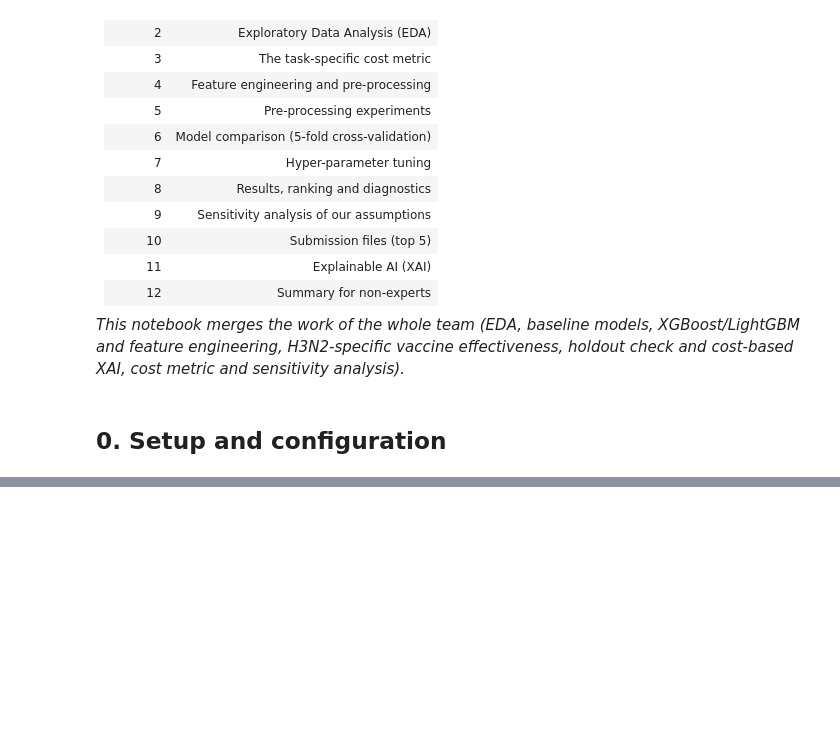
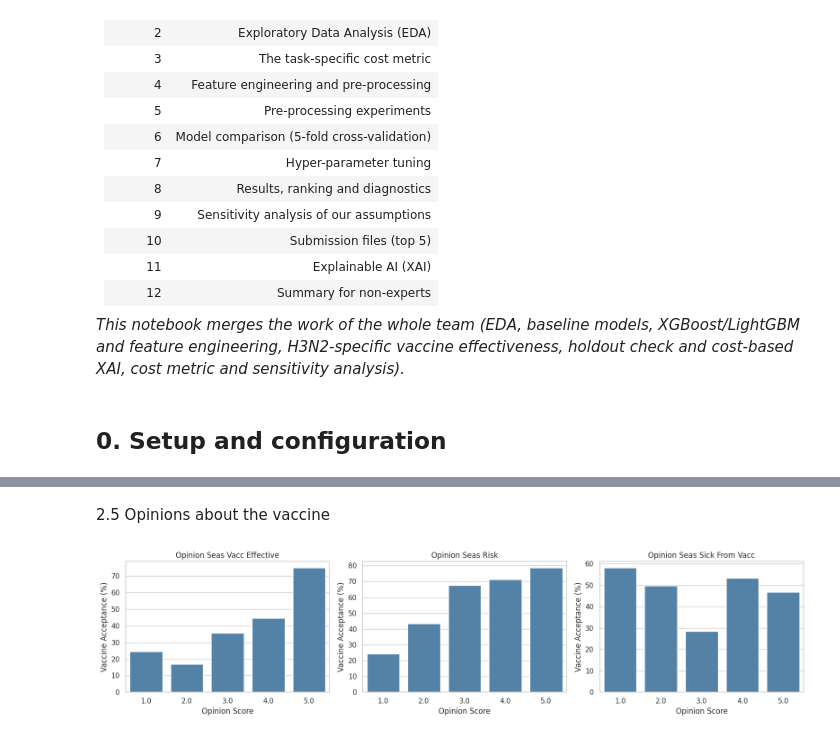
Before and after one commit to UH-RMDS-DataChallenge-2026/data-science-challenge, a Jupyter notebook: Data_Science_Challenge.ipynb, the cells around one changed output, grey strips where cells are left out. Saved outputs shown, nothing was run; the diff lists cells and outputs as text; code cells hidden in the pictures; blank space fills up the shorter version.

```diff
--- a/Data_Science_Challenge.ipynb
+++ b/Data_Science_Challenge.ipynb
@@ -78,0 +252,12 @@ skf = StratifiedKFold(n_splits=N_FOLDS, shuffle=True, random_state=RANDOM_STATE)
+# %% [markdown]
+2.5 Opinions about the vaccine
+# %%
+opinion_features = ["opinion_seas_vacc_effective", "opinion_seas_risk", "opinion_seas_sick_from_vacc"]
+fig, axes = plt.subplots(1, 3, figsize=(16, 4))
+for ax, feature in zip(axes, opinion_features):
+    acceptance = train.groupby(feature)[TARGET].mean() * 100   # acceptance per opinion score (1-5)
+    sns.barplot(x=acceptance.index, y=acceptance.values, ax=ax, color="steelblue")
+    ax.set_title(feature.replace("_", " ").title()); ax.set_xlabel("Opinion Score"); ax.set_ylabel("Vaccine Acceptance (%)")
+plt.tight_layout(); plt.show()
+# %% [output]
+[figure, added]
```
Also changed, not shown: parts of 26 cells of this notebook.
